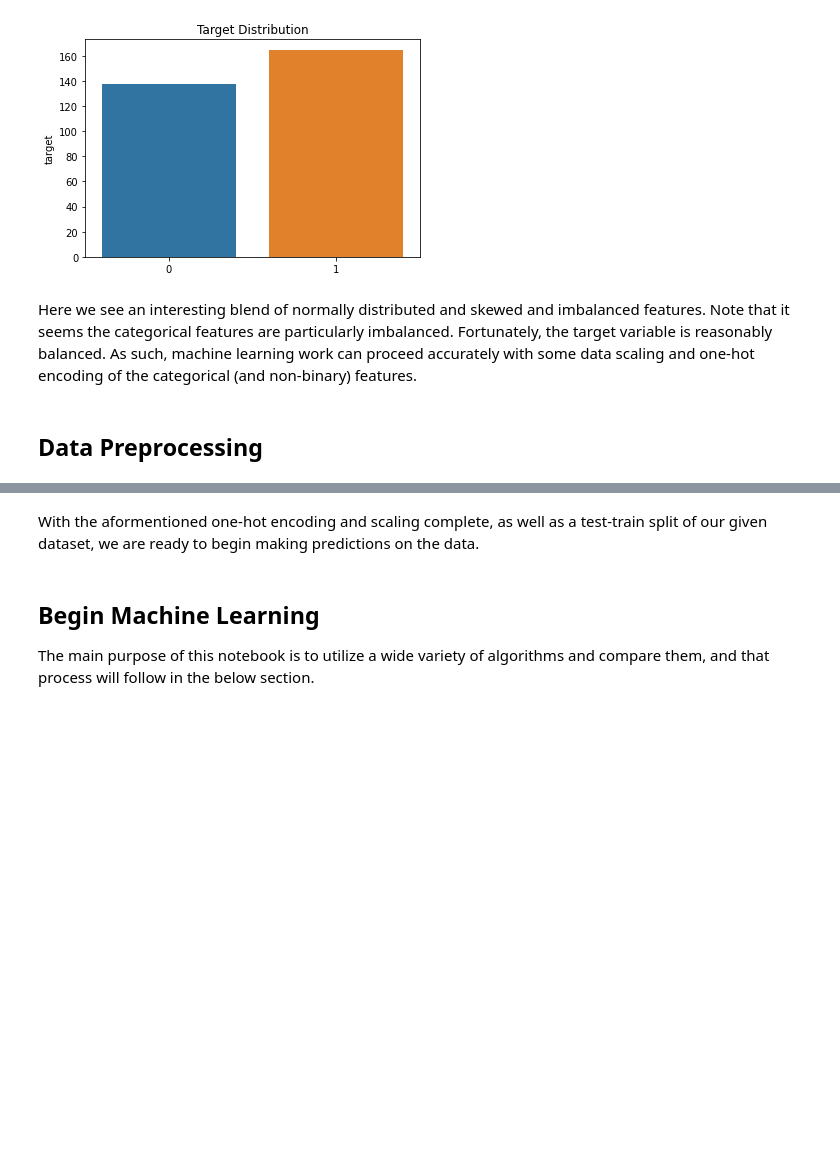
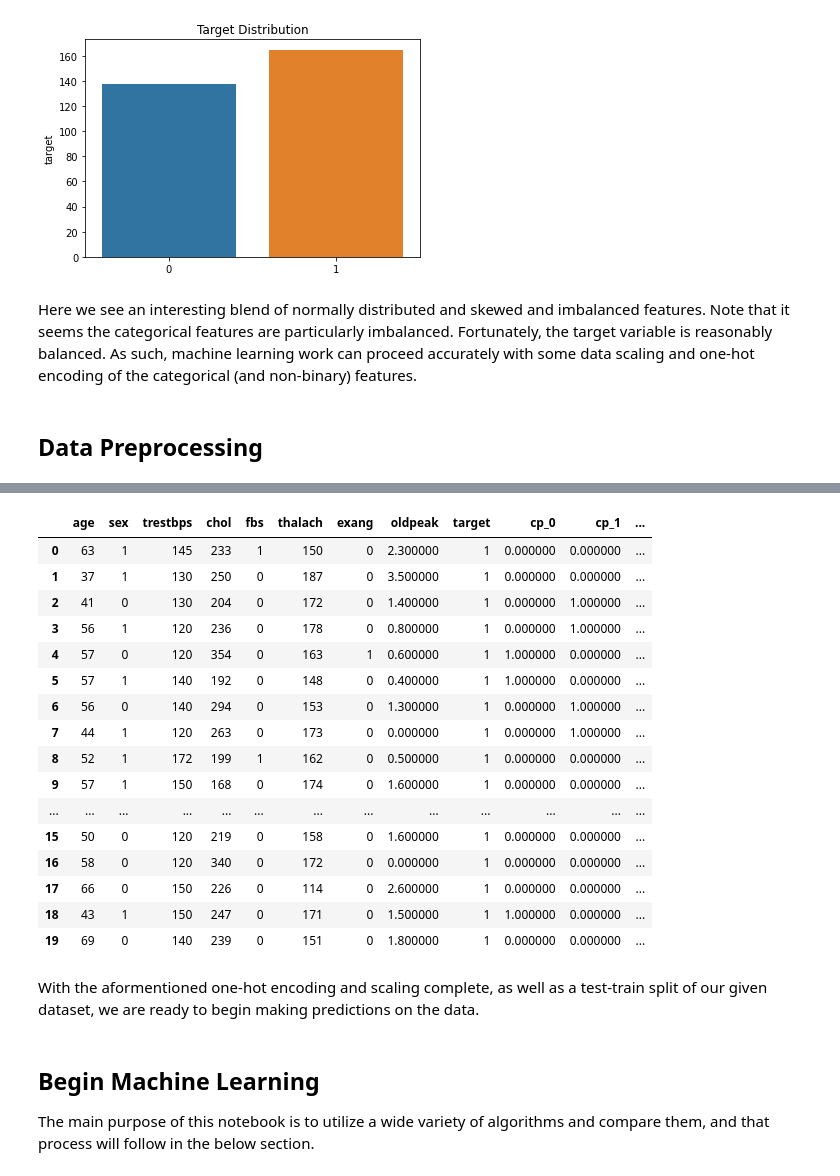
Before and after one commit to MeanGr33n/Kaggle_heart_dis_prediction, a Jupyter notebook: jupyter/Initial Notebook.ipynb, the cells around one changed output, grey strips where cells are left out. Cells and saved outputs as stored; diff of their text form; code cells hidden in the pictures; blank space fills up the shorter version.

```diff
--- a/jupyter/Initial Notebook.ipynb
+++ b/jupyter/Initial Notebook.ipynb
@@ -216,8 +216,8 @@ sb.barplot(x=target_counts.index, y=target_counts).set(title='Target Distributio
 # %% [output]
 [Text(0.5, 1.0, 'Target Distribution')]
 [figure]
-# %% [markdown]
-Here we see an interesting blend of normally distributed and skewed and imbalanced features. Note that it seems the categorical features are particularly imbalanced. Fortunately, the target variable is reasonably balanced. As such, machine learning work can proceed accurately with some data scaling and one-hot encoding of the categorical (and non-binary) features.
+# %% [markdown]
+Here we see an interesting blend of normally distributed and skewed and imbalanced features. Note that it seems the categorical features are particularly imbalanced. Fortunately, the target variable is reasonably balanced. As such, machine learning work can proceed accurately with some data scaling and one-hot encoding of the categorical (and non-binary) features.
 # %% [markdown]
 ## Data Preprocessing
 # %%
@@ -234,5 +234,5 @@ heart_frame = temp_df
 temp_df = None
 
 #view encoded df
-heart_frame.style
+heart_frame[0:20].style
 # %% [output]
@@ -240,3 +239,20 @@ heart_frame.style
+|  | age | sex | trestbps | chol | fbs | thalach | exang | oldpeak | target | cp_0 | cp_1 | ... |
+| 0 | 63 | 1 | 145 | 233 | 1 | 150 | 0 | 2.300000 | 1 | 0.000000 | 0.000000 | ... |
+| 1 | 37 | 1 | 130 | 250 | 0 | 187 | 0 | 3.500000 | 1 | 0.000000 | 0.000000 | ... |
+| 2 | 41 | 0 | 130 | 204 | 0 | 172 | 0 | 1.400000 | 1 | 0.000000 | 1.000000 | ... |
+| 3 | 56 | 1 | 120 | 236 | 0 | 178 | 0 | 0.800000 | 1 | 0.000000 | 1.000000 | ... |
+| 4 | 57 | 0 | 120 | 354 | 0 | 163 | 1 | 0.600000 | 1 | 1.000000 | 0.000000 | ... |
+| 5 | 57 | 1 | 140 | 192 | 0 | 148 | 0 | 0.400000 | 1 | 1.000000 | 0.000000 | ... |
+| 6 | 56 | 0 | 140 | 294 | 0 | 153 | 0 | 1.300000 | 1 | 0.000000 | 1.000000 | ... |
+| 7 | 44 | 1 | 120 | 263 | 0 | 173 | 0 | 0.000000 | 1 | 0.000000 | 1.000000 | ... |
+| 8 | 52 | 1 | 172 | 199 | 1 | 162 | 0 | 0.500000 | 1 | 0.000000 | 0.000000 | ... |
+| 9 | 57 | 1 | 150 | 168 | 0 | 174 | 0 | 1.600000 | 1 | 0.000000 | 0.000000 | ... |
+| ... | ... | ... | ... | ... | ... | ... | ... | ... | ... | ... | ... | ... |
+| 15 | 50 | 0 | 120 | 219 | 0 | 158 | 0 | 1.600000 | 1 | 0.000000 | 0.000000 | ... |
+| 16 | 58 | 0 | 120 | 340 | 0 | 172 | 0 | 0.000000 | 1 | 0.000000 | 0.000000 | ... |
+| 17 | 66 | 0 | 150 | 226 | 0 | 114 | 0 | 2.600000 | 1 | 0.000000 | 0.000000 | ... |
+| 18 | 43 | 1 | 150 | 247 | 0 | 171 | 0 | 1.500000 | 1 | 1.000000 | 0.000000 | ... |
+| 19 | 69 | 0 | 140 | 239 | 0 | 151 | 0 | 1.800000 | 1 | 0.000000 | 0.000000 | ... |
 # %%
 # train test split
 y = heart_frame['target']
@@ -245,8 +261,8 @@ X = heart_frame.loc[:, heart_frame.columns != 'target']
 X_scaled = skpp.StandardScaler().fit_transform(X)
 
 X_train, X_test, Y_train, Y_test = train_test_split(X_scaled, y, test_size=0.2, random_state=72)
-# %% [markdown]
-With the aformentioned one-hot encoding and scaling complete, as well as a test-train split of our given dataset, we are ready to begin making predictions on the data.
+# %% [markdown]
+With the aformentioned one-hot encoding and scaling complete, as well as a test-train split of our given dataset, we are ready to begin making predictions on the data.
 # %% [markdown]
 ## Begin Machine Learning
 The main purpose of this notebook is to utilize a wide variety of algorithms and compare them, and that process will follow in the below section.
```
Also changed, not shown: parts of 38 cells of this notebook.
